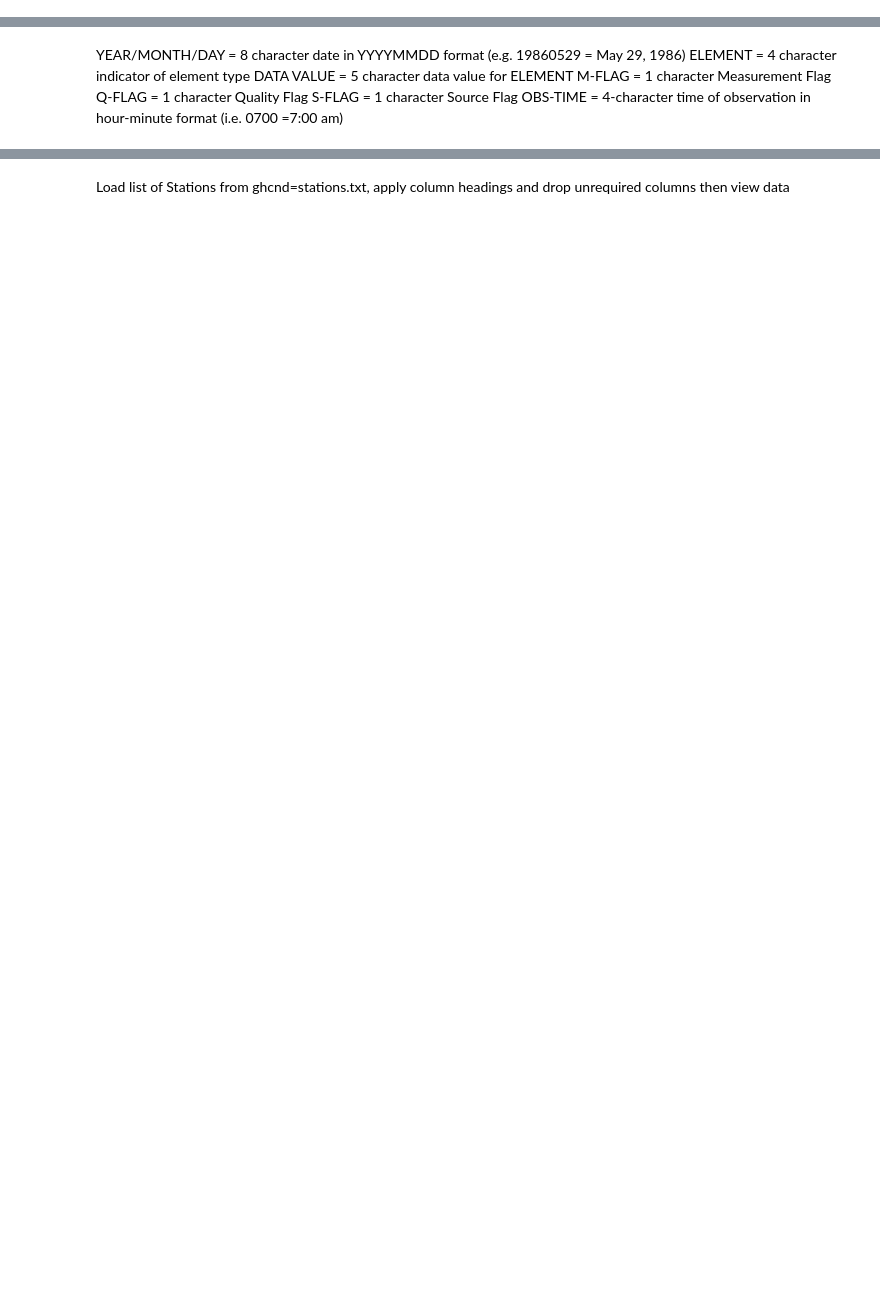
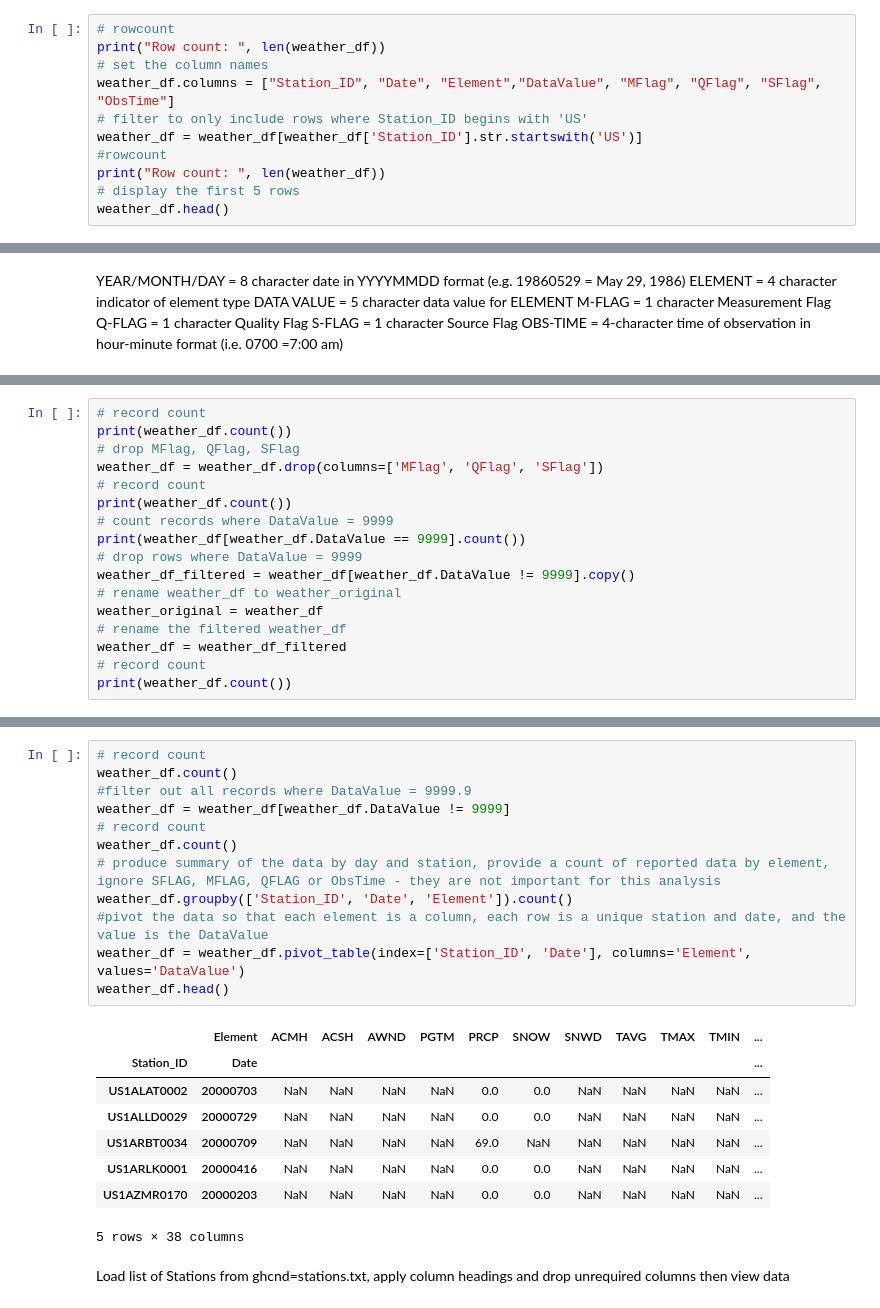
Before and after one commit to tamikamqhum/March_Team_Project, a Jupyter notebook: jupyter_notebooks/weather Notebook_Template.ipynb, the cells around one changed output, grey strips where cells are left out. Drawn from its saved outputs; the diff is of its cells as text; blank space fills up the shorter version.

```diff
--- a/jupyter_notebooks/weather Notebook_Template.ipynb
+++ b/jupyter_notebooks/weather Notebook_Template.ipynb
@@ -64,3 +64,14 @@ Data columns (total 8 columns):
  7   7       float64
 dtypes: float64(1), int64(2), object(5)
 memory usage: 2.1+ GB
+# %%
+# rowcount
+print("Row count: ", len(weather_df))
+# set the column names
+weather_df.columns = ["Station_ID", "Date", "Element","DataValue", "MFlag", "QFlag", "SFlag", "ObsTime"]
+# filter to only include rows where Station_ID begins with 'US'
+weather_df = weather_df[weather_df['Station_ID'].str.startswith('US')]
+#rowcount
+print("Row count: ", len(weather_df))
+# display the first 5 rows
+weather_df.head()
@@ -85,0 +157,17 @@ weather_df.head()
+# %%
+# record count
+print(weather_df.count())
+# drop MFlag, QFlag, SFlag
+weather_df = weather_df.drop(columns=['MFlag', 'QFlag', 'SFlag'])
+# record count
+print(weather_df.count())
+# count records where DataValue = 9999
+print(weather_df[weather_df.DataValue == 9999].count())
+# drop rows where DataValue = 9999
+weather_df_filtered = weather_df[weather_df.DataValue != 9999].copy()
+# rename weather_df to weather_original
+weather_original = weather_df
+# rename the filtered weather_df
+weather_df = weather_df_filtered
+# record count
+print(weather_df.count())
@@ -86,3 +192,24 @@ weather_df.head()
+# %%
+# record count
+weather_df.count()
+#filter out all records where DataValue = 9999.9
+weather_df = weather_df[weather_df.DataValue != 9999]
+# record count
+weather_df.count()
+# produce summary of the data by day and station, provide a count of reported data by element, ignore SFLAG, MFLAG, QFLAG or ObsTime - they are not important for this analysis
+weather_df.groupby(['Station_ID', 'Date', 'Element']).count()
+#pivot the data so that each element is a column, each row is a unique station and date, and the value is the DataValue
+weather_df = weather_df.pivot_table(index=['Station_ID', 'Date'], columns='Element', values='DataValue')
+weather_df.head()
+# %% [output]
+|  | Element | ACMH | ACSH | AWND | PGTM | PRCP | SNOW | SNWD | TAVG | TMAX | TMIN | ... |
+| Station_ID | Date |  |  |  |  |  |  |  |  |  |  | ... |
+| US1ALAT0002 | 20000703 | NaN | NaN | NaN | NaN | 0.0 | 0.0 | NaN | NaN | NaN | NaN | ... |
+| US1ALLD0029 | 20000729 | NaN | NaN | NaN | NaN | 0.0 | 0.0 | NaN | NaN | NaN | NaN | ... |
+| US1ARBT0034 | 20000709 | NaN | NaN | NaN | NaN | 69.0 | NaN | NaN | NaN | NaN | NaN | ... |
+| US1ARLK0001 | 20000416 | NaN | NaN | NaN | NaN | 0.0 | 0.0 | NaN | NaN | NaN | NaN | ... |
+| US1AZMR0170 | 20000203 | NaN | NaN | NaN | NaN | 0.0 | 0.0 | NaN | NaN | NaN | NaN | ... |
+5 rows × 38 columns
 # %% [markdown]
 Load list of Stations from ghcnd=stations.txt, apply column headings and drop unrequired columns then view data
 # %%
```
Also changed, not shown: parts of 11 cells of this notebook, 28 other files.
